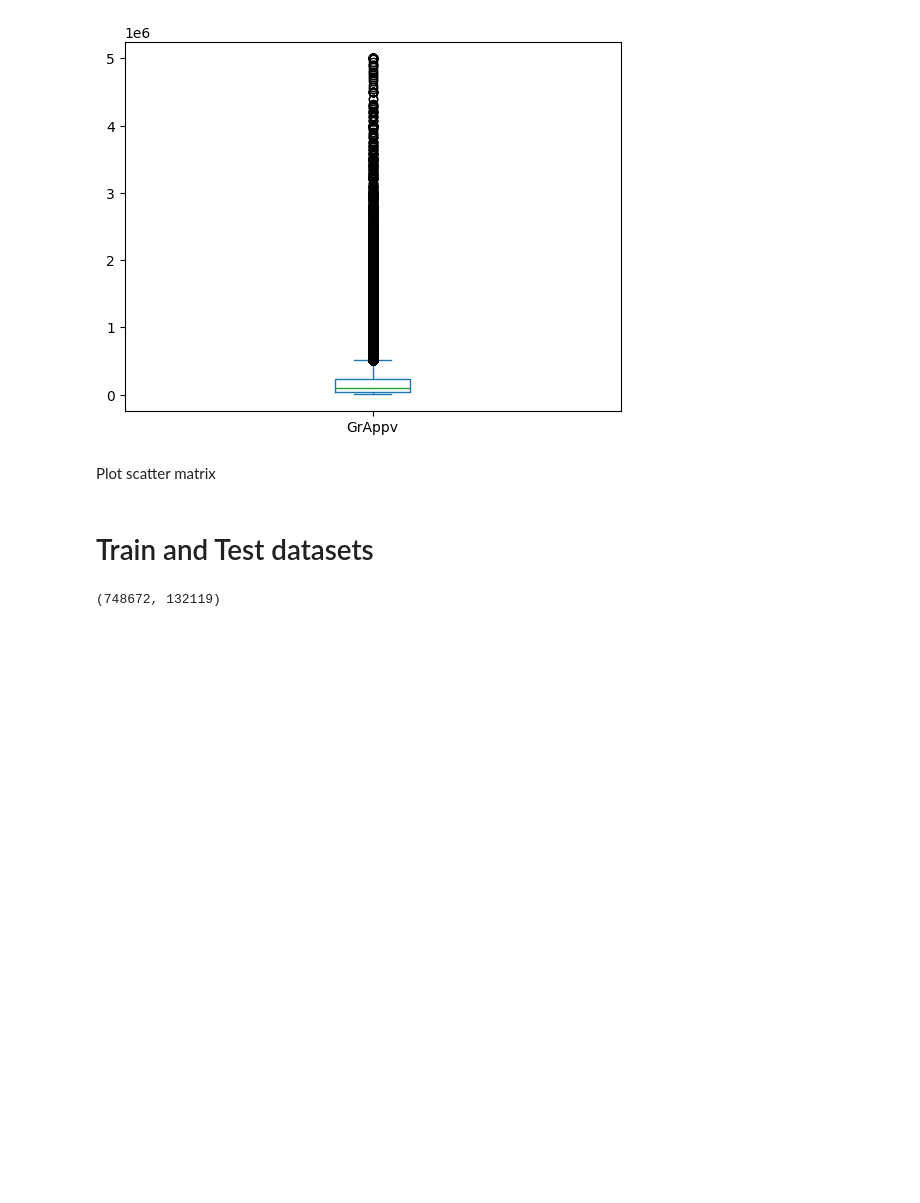
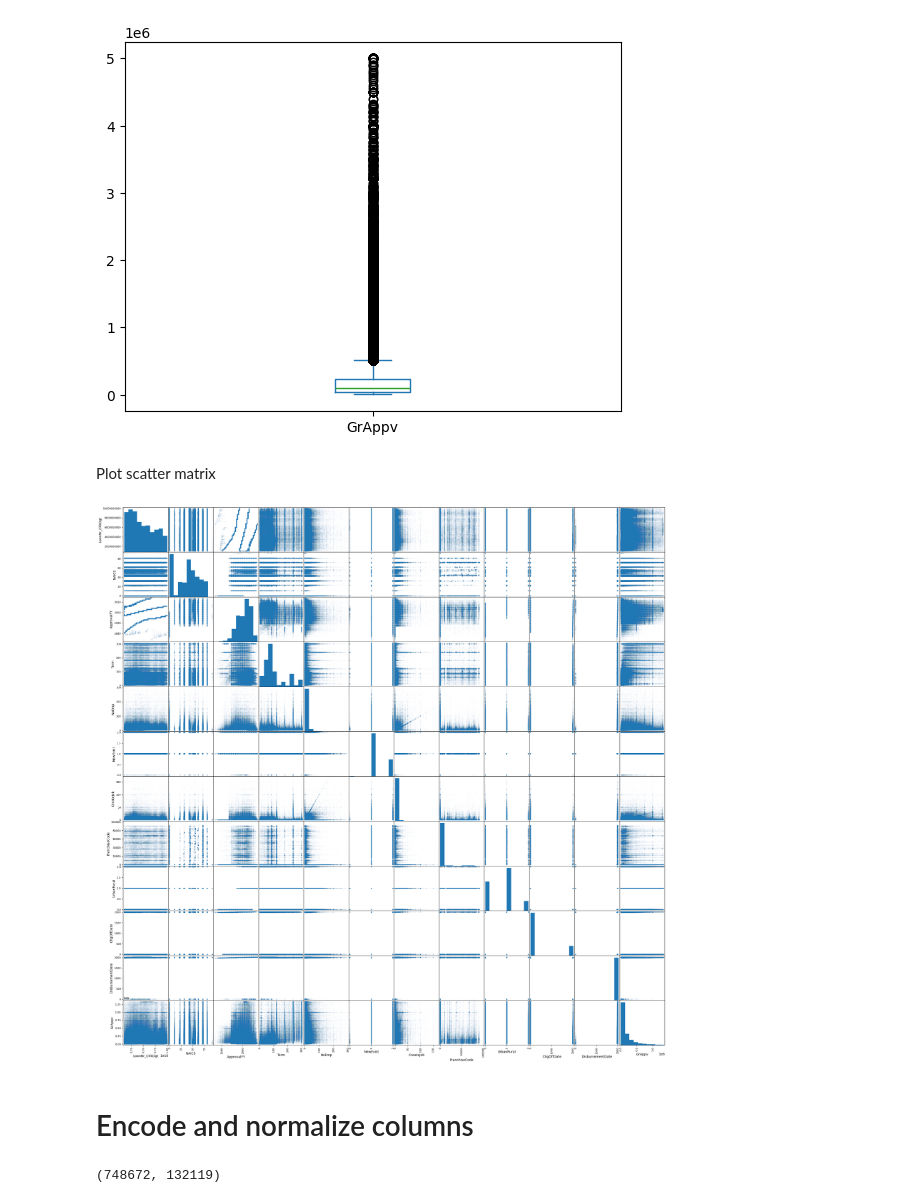
Before and after one commit to RomanMitin/MachineLearningCourse, a Jupyter notebook: Predict_loan_chargeoff.ipynb, the cells around one changed output. Drawn from its saved outputs; the diff is of its cells as text; code cells hidden in the pictures; blank space fills up the shorter version.

```diff
--- a/Predict_loan_chargeoff.ipynb
+++ b/Predict_loan_chargeoff.ipynb
@@ -204,11 +193,13 @@ data_raw = data_raw[data_raw['GrAppv'].quantile(0.99) > data_raw['GrAppv']]
 # %% [markdown]
 Plot scatter matrix
 # %%
-# from pandas.plotting import scatter_matrix
-# scatter_matrix(data_raw, alpha = .01, figsize = (30, 30))
-# pass
+from pandas.plotting import scatter_matrix
+scatter_matrix(data_raw, alpha = .01, figsize = (30, 30))
+pass
+# %% [output]
+[figure, added]
-# %% [markdown]
-# Train and Test datasets
+# %% [markdown]
+# Encode and normalize columns
 # %%
 X = data_raw.drop(columns='MIS_Status')
 y = data_raw['MIS_Status']
```
Also changed, not shown: parts of 20 cells of this notebook.
